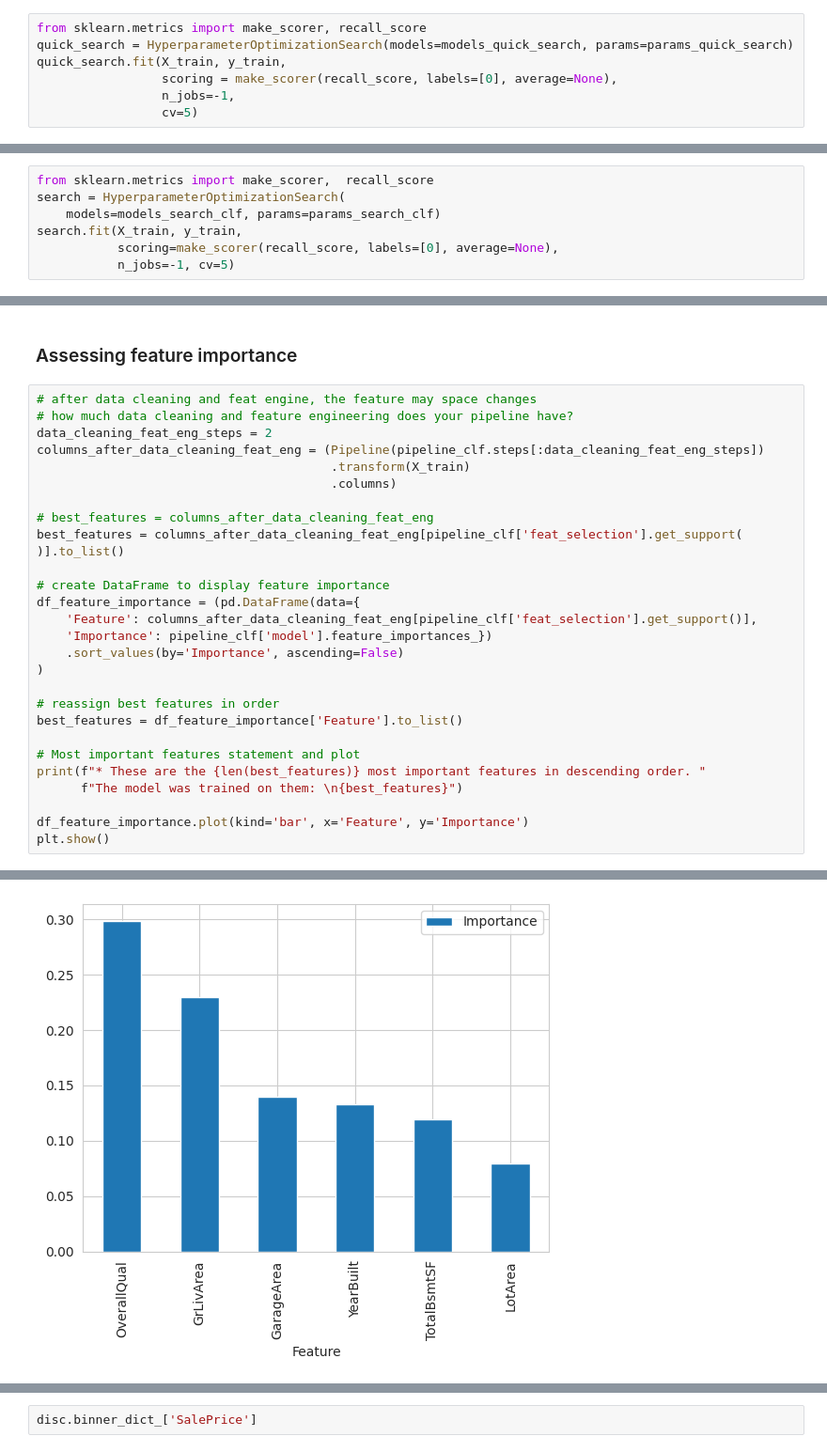
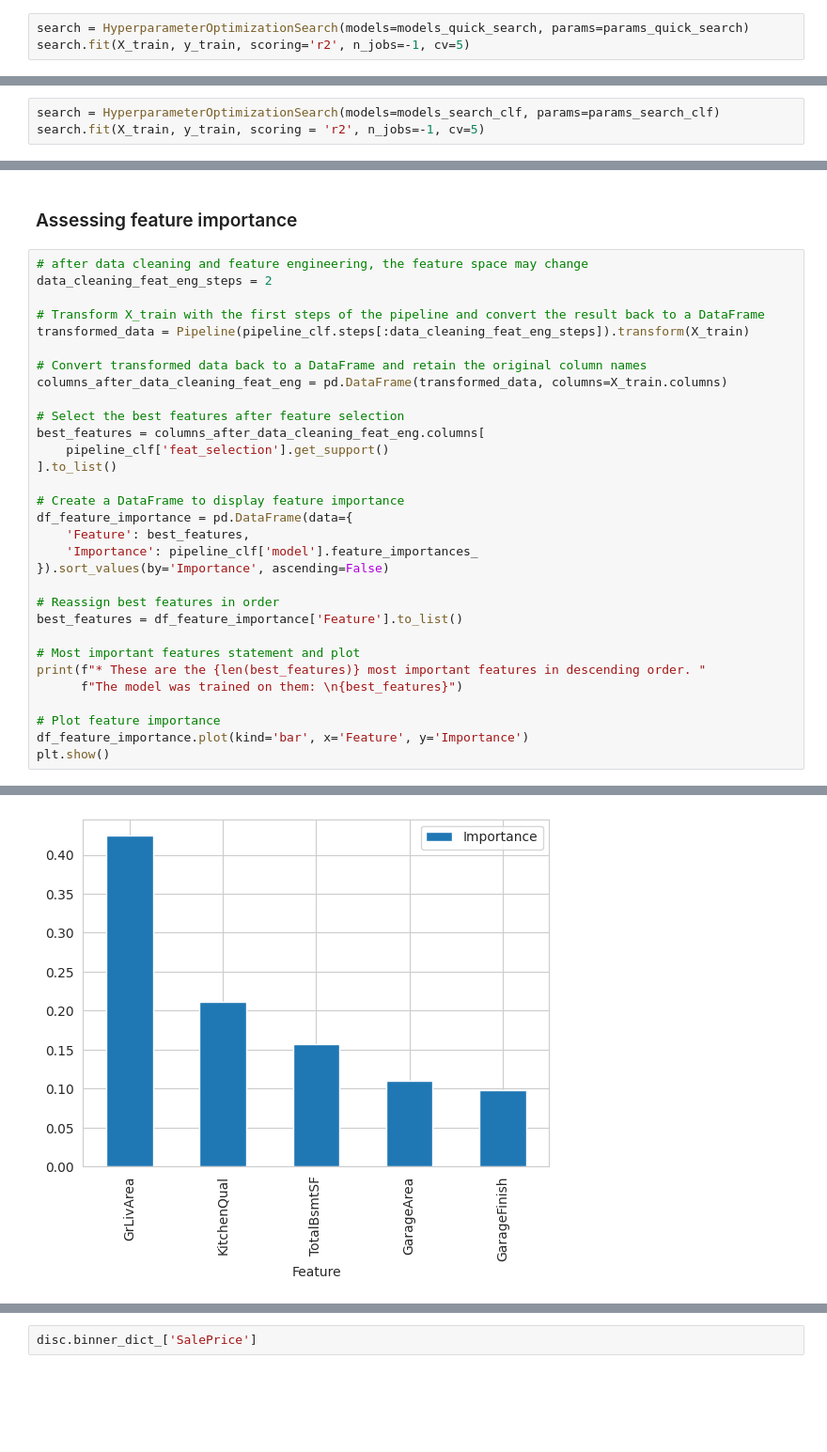
Before and after one commit to JL-14/milestone-project-housing-issues, a Jupyter notebook: jupyter_notebooks/Notebook_6_RegressionAnalysisTransformed.ipynb, the cells around one changed output, grey strips where cells are left out. Shown at 94% size. Cells and saved outputs as stored; diff of their text form; blank space fills up the shorter version.

Commit message:
Add notebook for best model

```diff
--- a/jupyter_notebooks/Notebook_6_RegressionAnalysisTransformed.ipynb
+++ b/jupyter_notebooks/Notebook_6_RegressionAnalysisTransformed.ipynb
@@ -989,12 +962,8 @@ params_quick_search = {
     "AdaBoostClassifier":{},
 }
 # %%
-from sklearn.metrics import make_scorer, recall_score
-quick_search = HyperparameterOptimizationSearch(models=models_quick_search, params=params_quick_search)
-quick_search.fit(X_train, y_train,
-                 scoring = make_scorer(recall_score, labels=[0], average=None),
-                 n_jobs=-1,
-                 cv=5)
+search = HyperparameterOptimizationSearch(models=models_quick_search, params=params_quick_search)
+search.fit(X_train, y_train, scoring='r2', n_jobs=-1, cv=5)
 # %% [output]
 Running GridSearchCV for XGBClassifier
 
@@ -1047,8 +999,4 @@ params_search_clf = {
 # %%
-from sklearn.metrics import make_scorer,  recall_score
-search = HyperparameterOptimizationSearch(
-    models=models_search_clf, params=params_search_clf)
-search.fit(X_train, y_train,
-           scoring=make_scorer(recall_score, labels=[0], average=None),
-           n_jobs=-1, cv=5)
+search = HyperparameterOptimizationSearch(models=models_search_clf, params=params_search_clf)
+search.fit(X_train, y_train, scoring = 'r2', n_jobs=-1, cv=5)
 # %% [output]
@@ -1114,31 +1064,34 @@ Pipeline(steps=[('OrdinalCategoricalEncoder',
 # %% [markdown]
 ### Assessing feature importance
 # %%
-# after data cleaning and feat engine, the feature may space changes
-# how much data cleaning and feature engineering does your pipeline have?
+# after data cleaning and feature engineering, the feature space may change
 data_cleaning_feat_eng_steps = 2
-columns_after_data_cleaning_feat_eng = (Pipeline(pipeline_clf.steps[:data_cleaning_feat_eng_steps])
-                                        .transform(X_train)
-                                        .columns)
 
-# best_features = columns_after_data_cleaning_feat_eng
-best_features = columns_after_data_cleaning_feat_eng[pipeline_clf['feat_selection'].get_support(
-)].to_list()
+# Transform X_train with the first steps of the pipeline and convert the result back to a DataFrame
+transformed_data = Pipeline(pipeline_clf.steps[:data_cleaning_feat_eng_steps]).transform(X_train)
 
-# create DataFrame to display feature importance
-df_feature_importance = (pd.DataFrame(data={
-    'Feature': columns_after_data_cleaning_feat_eng[pipeline_clf['feat_selection'].get_support()],
-    'Importance': pipeline_clf['model'].feature_importances_})
-    .sort_values(by='Importance', ascending=False)
-)
+# Convert transformed data back to a DataFrame and retain the original column names
+columns_after_data_cleaning_feat_eng = pd.DataFrame(transformed_data, columns=X_train.columns)
 
-# reassign best features in order
+# Select the best features after feature selection
+best_features = columns_after_data_cleaning_feat_eng.columns[
+    pipeline_clf['feat_selection'].get_support()
+].to_list()
+
+# Create a DataFrame to display feature importance
+df_feature_importance = pd.DataFrame(data={
+    'Feature': best_features,
+    'Importance': pipeline_clf['model'].feature_importances_
+}).sort_values(by='Importance', ascending=False)
+
+# Reassign best features in order
 best_features = df_feature_importance['Feature'].to_list()
 
 # Most important features statement and plot
 print(f"* These are the {len(best_features)} most important features in descending order. "
       f"The model was trained on them: \n{best_features}")
 
+# Plot feature importance
 df_feature_importance.plot(kind='bar', x='Feature', y='Importance')
 plt.show()
 # %% [output]
@@ -1147,2 +1100,2 @@ plt.show()
-[figure, old version]
+[figure, new version]
 # %% [markdown]
```
Also changed, not shown: parts of 60 cells of this notebook, 6 other files.
